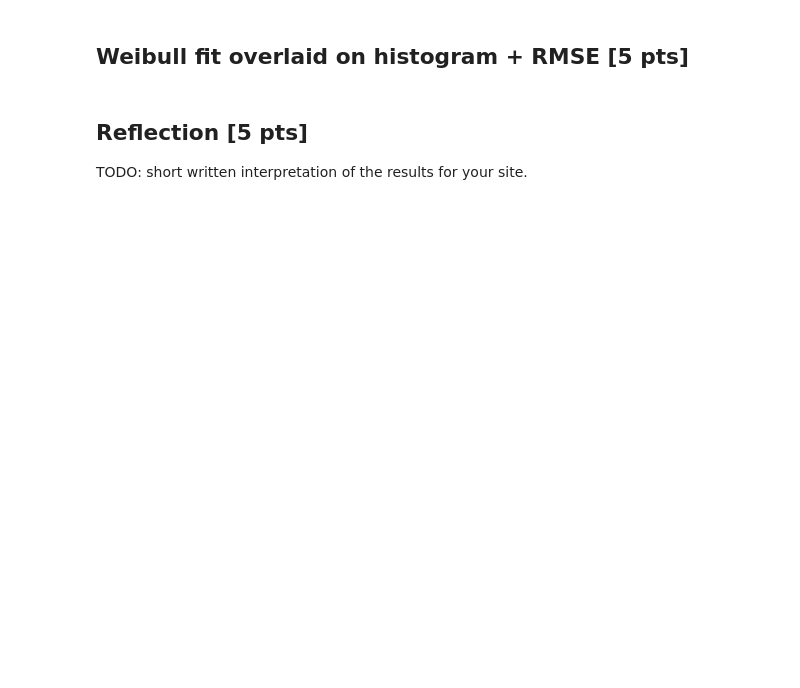
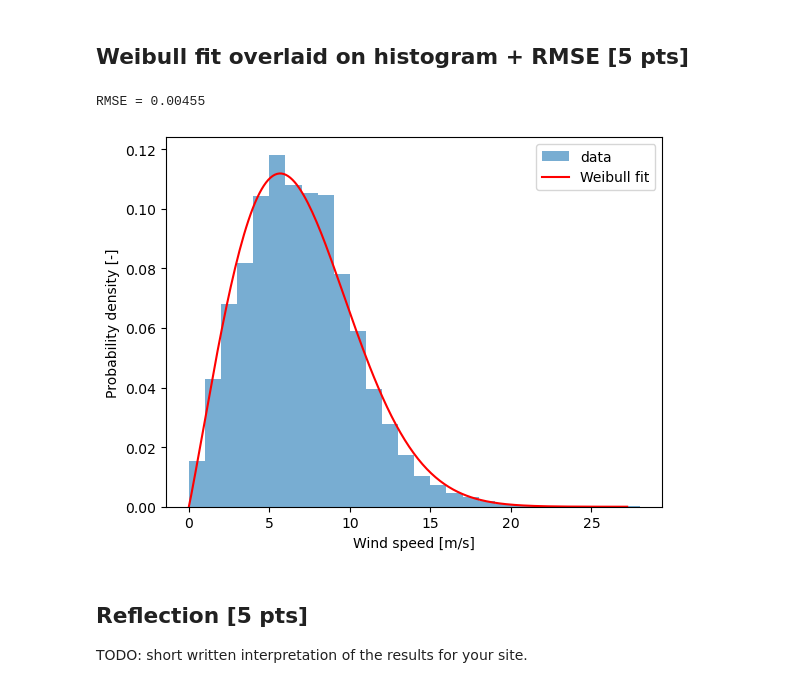
Before and after one commit to httpAmran/OE44170-wind-energy, a Jupyter notebook: assignment1/notebooks/part1_wind_resource.ipynb, the cells around one changed output. Drawn from its saved outputs; the diff is of its cells as text; code cells hidden in the pictures; blank space fills up the shorter version.

```diff
--- a/assignment1/notebooks/part1_wind_resource.ipynb
+++ b/assignment1/notebooks/part1_wind_resource.ipynb
@@ -34,13 +50,16 @@ See Appendix 1 of the assignment. `windtools.weibull.fit_weibull_lsq` implements
 # %% [markdown]
 ## Weibull fit overlaid on histogram + RMSE [5 pts]
 # %%
-# v_range = np.linspace(0.01, wind_10m.max(), 200)
-# plt.hist(wind_10m, bins=np.arange(0, wind_10m.max() + 1, 1), density=True, alpha=0.6, label="data")
-# plt.plot(v_range, weibull.weibull_pdf(v_range, k, c), color="red", label="Weibull fit")
-# plt.legend()
+v_range = np.linspace(0.01, wind_10m.max(), 200)
+plt.hist(wind_10m, bins=np.arange(0, wind_10m.max() + 1, 1), density=True, alpha=0.6, label="data")
+plt.plot(v_range, weibull.weibull_pdf(v_range, k, c), color="red", label="Weibull fit")
+plt.xlabel("Wind speed [m/s]"); plt.ylabel("Probability density [-]"); plt.legend()
 
-# rmse = weibull.rmse_pdf(wind_10m, k, c, bin_width=1.0)
-# print(f"RMSE = {rmse:.5f}")
+rmse = weibull.rmse_pdf(wind_10m, k, c, bin_width=1.0)
+print(f"RMSE = {rmse:.5f}")
+# %% [output]
+RMSE = 0.00455
+[figure, added]
 # %% [markdown]
 ## Reflection [5 pts]
 
```
Also changed, not shown: parts of 5 cells of this notebook, 12 other files.
